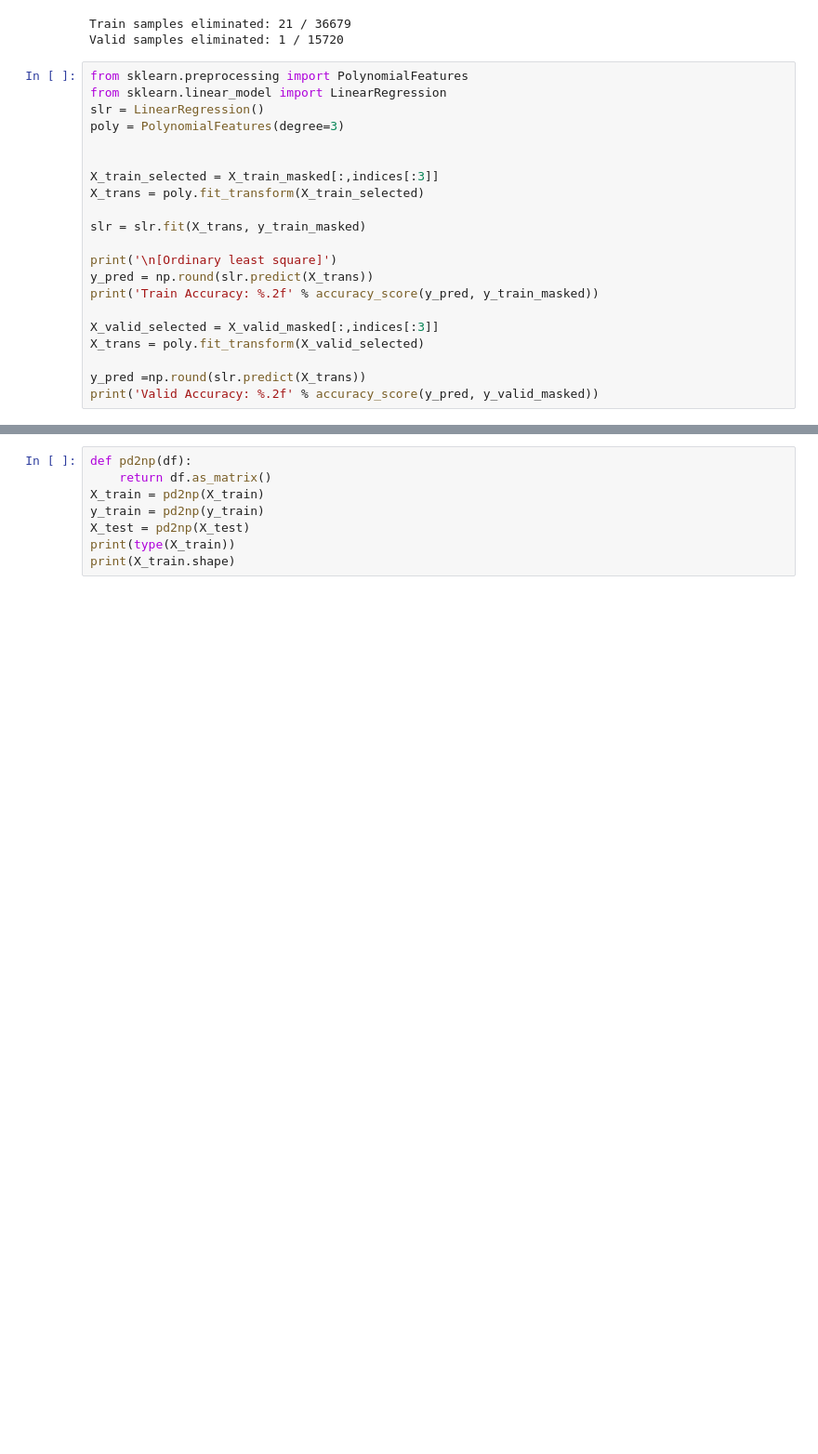
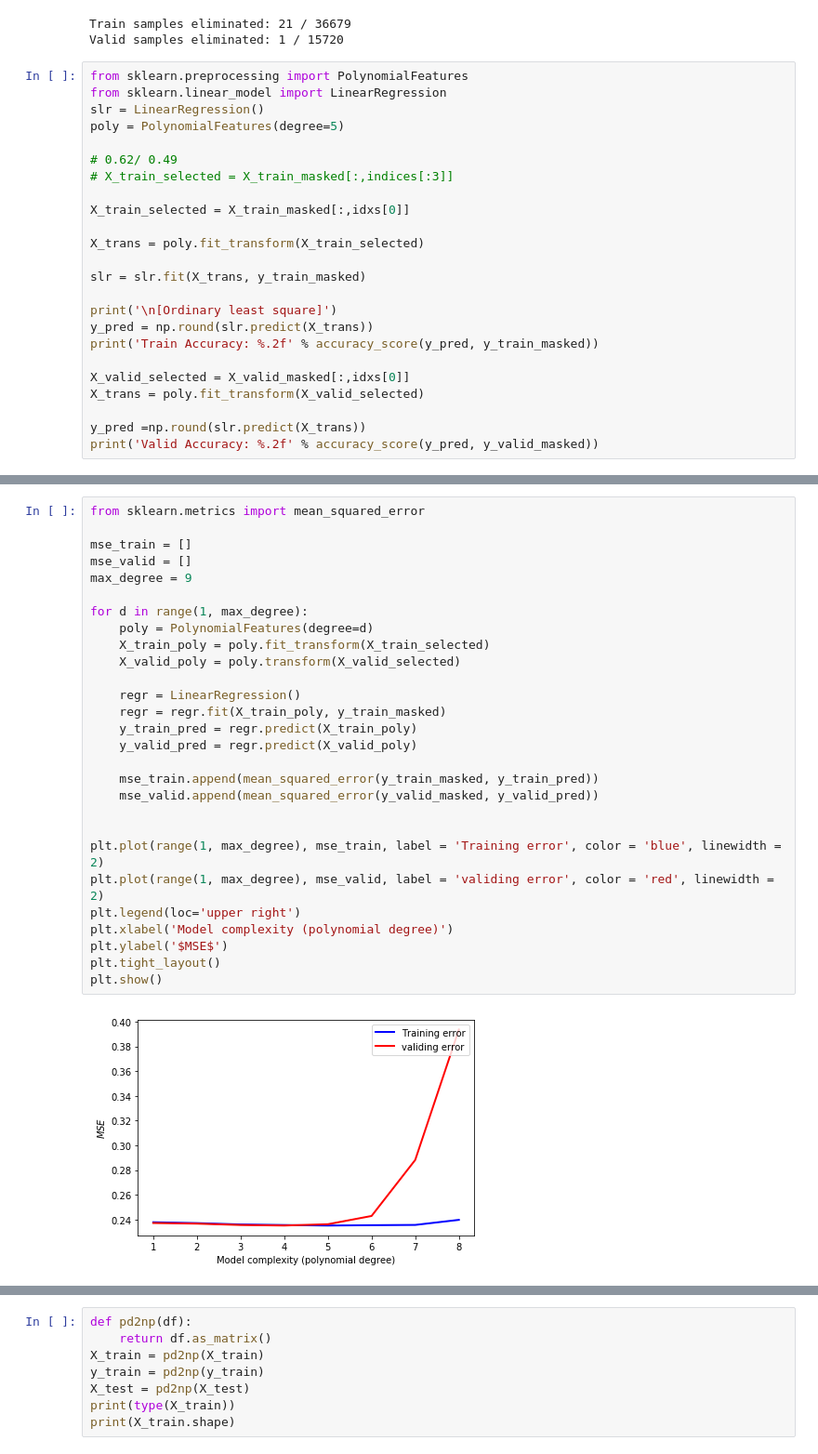
Before and after one commit to BeyondCloud/DL, a Jupyter notebook: HW5/Lab05_106061514.ipynb, the cells around one changed output, grey strips where cells are left out. Shown: that part at 93% size. Cells and saved outputs as stored; diff of their text form; blank space fills up the shorter version.

```diff
--- a/HW5/Lab05_106061514.ipynb
+++ b/HW5/Lab05_106061514.ipynb
@@ -168,10 +172,13 @@ Valid samples eliminated: 1 / 15720
 from sklearn.preprocessing import PolynomialFeatures
 from sklearn.linear_model import LinearRegression
 slr = LinearRegression()
-poly = PolynomialFeatures(degree=3)
+poly = PolynomialFeatures(degree=5)
 
+# 0.62/ 0.49
+# X_train_selected = X_train_masked[:,indices[:3]]
 
-X_train_selected = X_train_masked[:,indices[:3]]
+X_train_selected = X_train_masked[:,idxs[0]]
+
 X_trans = poly.fit_transform(X_train_selected)
 
 slr = slr.fit(X_trans, y_train_masked)
@@ -180,7 +187,7 @@ print('\n[Ordinary least square]')
 y_pred = np.round(slr.predict(X_trans))
 print('Train Accuracy: %.2f' % accuracy_score(y_pred, y_train_masked))
 
-X_valid_selected = X_valid_masked[:,indices[:3]]
+X_valid_selected = X_valid_masked[:,idxs[0]]
 X_trans = poly.fit_transform(X_valid_selected)
 
 y_pred =np.round(slr.predict(X_trans))
@@ -219,0 +199,30 @@ class LinearRegressionGD(object):
+# %%
+from sklearn.metrics import mean_squared_error
+
+mse_train = []
+mse_valid = []
+max_degree = 9
+
+for d in range(1, max_degree):
+    poly = PolynomialFeatures(degree=d)
+    X_train_poly = poly.fit_transform(X_train_selected)
+    X_valid_poly = poly.transform(X_valid_selected)
+
+    regr = LinearRegression()
+    regr = regr.fit(X_train_poly, y_train_masked)
+    y_train_pred = regr.predict(X_train_poly)
+    y_valid_pred = regr.predict(X_valid_poly)
+
+    mse_train.append(mean_squared_error(y_train_masked, y_train_pred))
+    mse_valid.append(mean_squared_error(y_valid_masked, y_valid_pred))
+
+
+plt.plot(range(1, max_degree), mse_train, label = 'Training error', color = 'blue', linewidth = 2)
+plt.plot(range(1, max_degree), mse_valid, label = 'validing error', color = 'red', linewidth = 2)
+plt.legend(loc='upper right')
+plt.xlabel('Model complexity (polynomial degree)')
+plt.ylabel('$MSE$')
+plt.tight_layout()
+plt.show()
+# %% [output]
+[figure, added]
```
Also changed, not shown: parts of 4 cells of this notebook, 1 other file.
